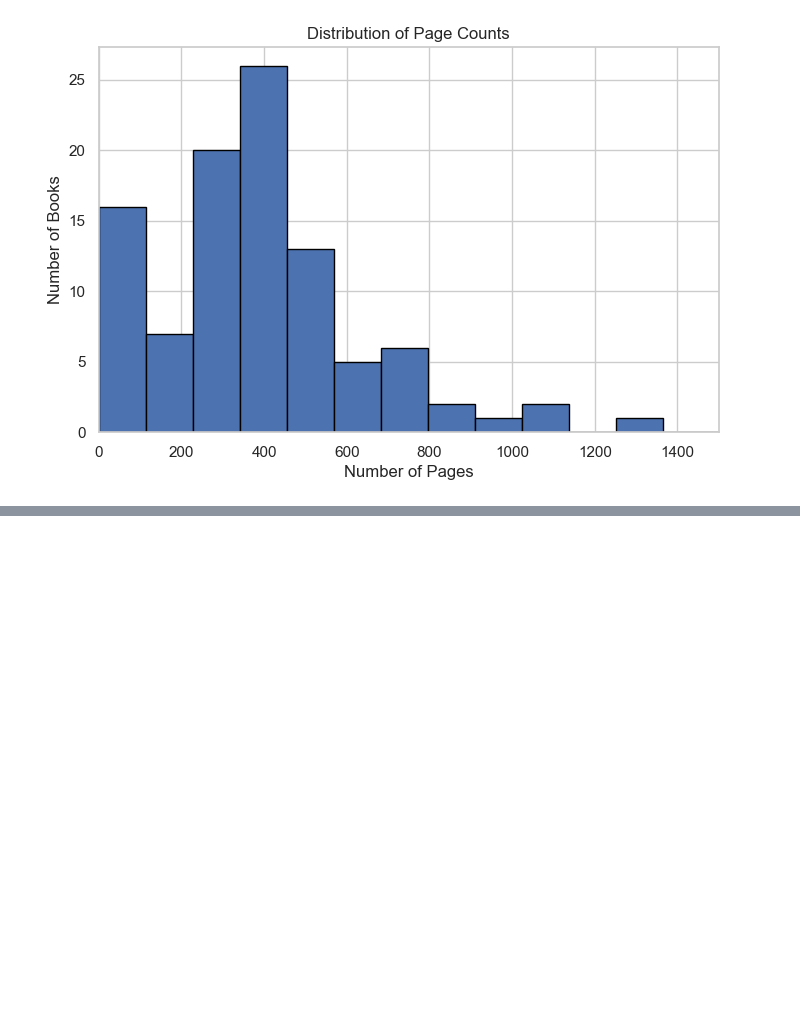
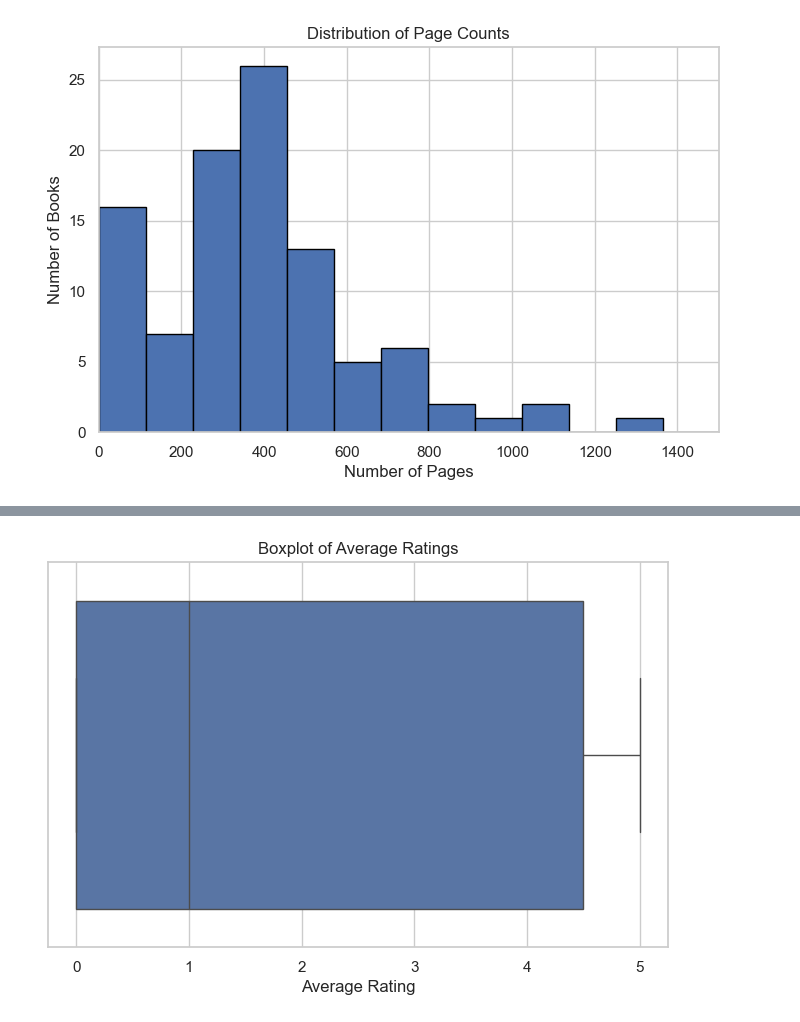
Before and after one commit to CamLandon/smart-books, a Jupyter notebook: notebooks/exploratory_analysis.ipynb, the cells around one changed output, grey strips where cells are left out. Saved outputs shown, nothing was run; the diff lists cells and outputs as text; code cells hidden in the pictures; blank space fills up the shorter version.

```diff
--- a/notebooks/exploratory_analysis.ipynb
+++ b/notebooks/exploratory_analysis.ipynb
@@ -83,0 +116,10 @@ plt.show()
+# %%
+# Step 8b: Boxplot for Average Ratings
+
+plt.figure(figsize=(8,5))
+sns.boxplot(x=books_df['averageRating'])
+plt.title('Boxplot of Average Ratings')
+plt.xlabel('Average Rating')
+plt.show()
+# %% [output]
+[figure, added]
```
Also changed, not shown: parts of 4 cells of this notebook, 1 other file.
